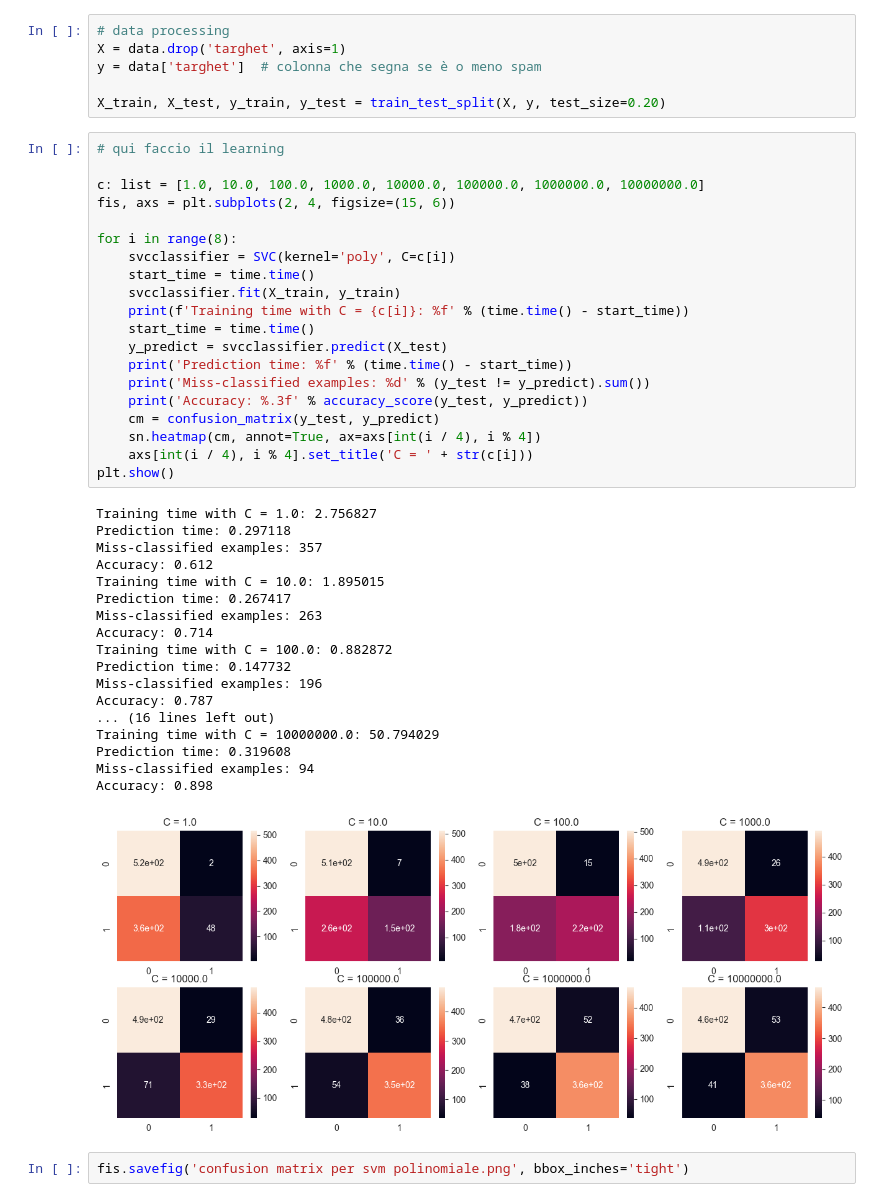
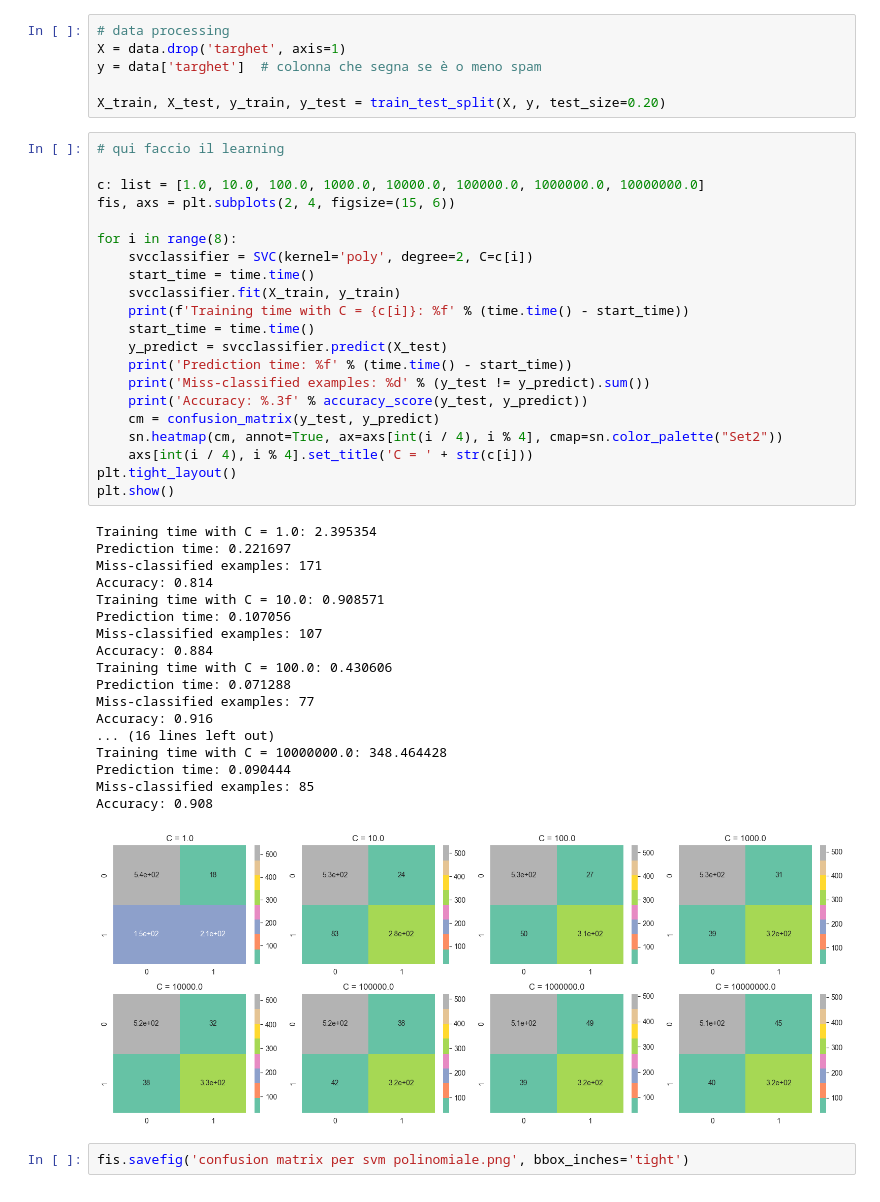
Before and after one commit to filippovicidomini/TF-IDF, a Jupyter notebook: SVM_poly.ipynb, the cells around one changed output. Saved outputs shown, nothing was run; the diff lists cells and outputs as text.

```diff
--- a/SVM_poly.ipynb
+++ b/SVM_poly.ipynb
@@ -27,41 +27,42 @@ X_train, X_test, y_train, y_test = train_test_split(X, y, test_size=0.20)
 # %%
 # qui faccio il learning
 
 c: list = [1.0, 10.0, 100.0, 1000.0, 10000.0, 100000.0, 1000000.0, 10000000.0]
 fis, axs = plt.subplots(2, 4, figsize=(15, 6))
 
 for i in range(8):
-    svcclassifier = SVC(kernel='poly', C=c[i])
+    svcclassifier = SVC(kernel='poly', degree=2, C=c[i])
     start_time = time.time()
     svcclassifier.fit(X_train, y_train)
     print(f'Training time with C = {c[i]}: %f' % (time.time() - start_time))
     start_time = time.time()
     y_predict = svcclassifier.predict(X_test)
     print('Prediction time: %f' % (time.time() - start_time))
     print('Miss-classified examples: %d' % (y_test != y_predict).sum())
     print('Accuracy: %.3f' % accuracy_score(y_test, y_predict))
     cm = confusion_matrix(y_test, y_predict)
-    sn.heatmap(cm, annot=True, ax=axs[int(i / 4), i % 4])
+    sn.heatmap(cm, annot=True, ax=axs[int(i / 4), i % 4], cmap=sn.color_palette("Set2"))
     axs[int(i / 4), i % 4].set_title('C = ' + str(c[i]))
+plt.tight_layout()
 plt.show()
 # %% [output]
-Training time with C = 1.0: 2.756827
-Prediction time: 0.297118
-Miss-classified examples: 357
-Accuracy: 0.612
-Training time with C = 10.0: 1.895015
-Prediction time: 0.267417
-Miss-classified examples: 263
-Accuracy: 0.714
-Training time with C = 100.0: 0.882872
-Prediction time: 0.147732
-Miss-classified examples: 196
-Accuracy: 0.787
+Training time with C = 1.0: 2.395354
+Prediction time: 0.221697
+Miss-classified examples: 171
+Accuracy: 0.814
+Training time with C = 10.0: 0.908571
+Prediction time: 0.107056
+Miss-classified examples: 107
+Accuracy: 0.884
+Training time with C = 100.0: 0.430606
+Prediction time: 0.071288
+Miss-classified examples: 77
+Accuracy: 0.916
 ... (16 lines left out)
-Training time with C = 10000000.0: 50.794029
-Prediction time: 0.319608
-Miss-classified examples: 94
-Accuracy: 0.898
+Training time with C = 10000000.0: 348.464428
+Prediction time: 0.090444
+Miss-classified examples: 85
+Accuracy: 0.908
-[figure, old version]
+[figure, new version]
 # %%
 fis.savefig('confusion matrix per svm polinomiale.png', bbox_inches='tight')
```
Also changed, not shown: 5 other files.
